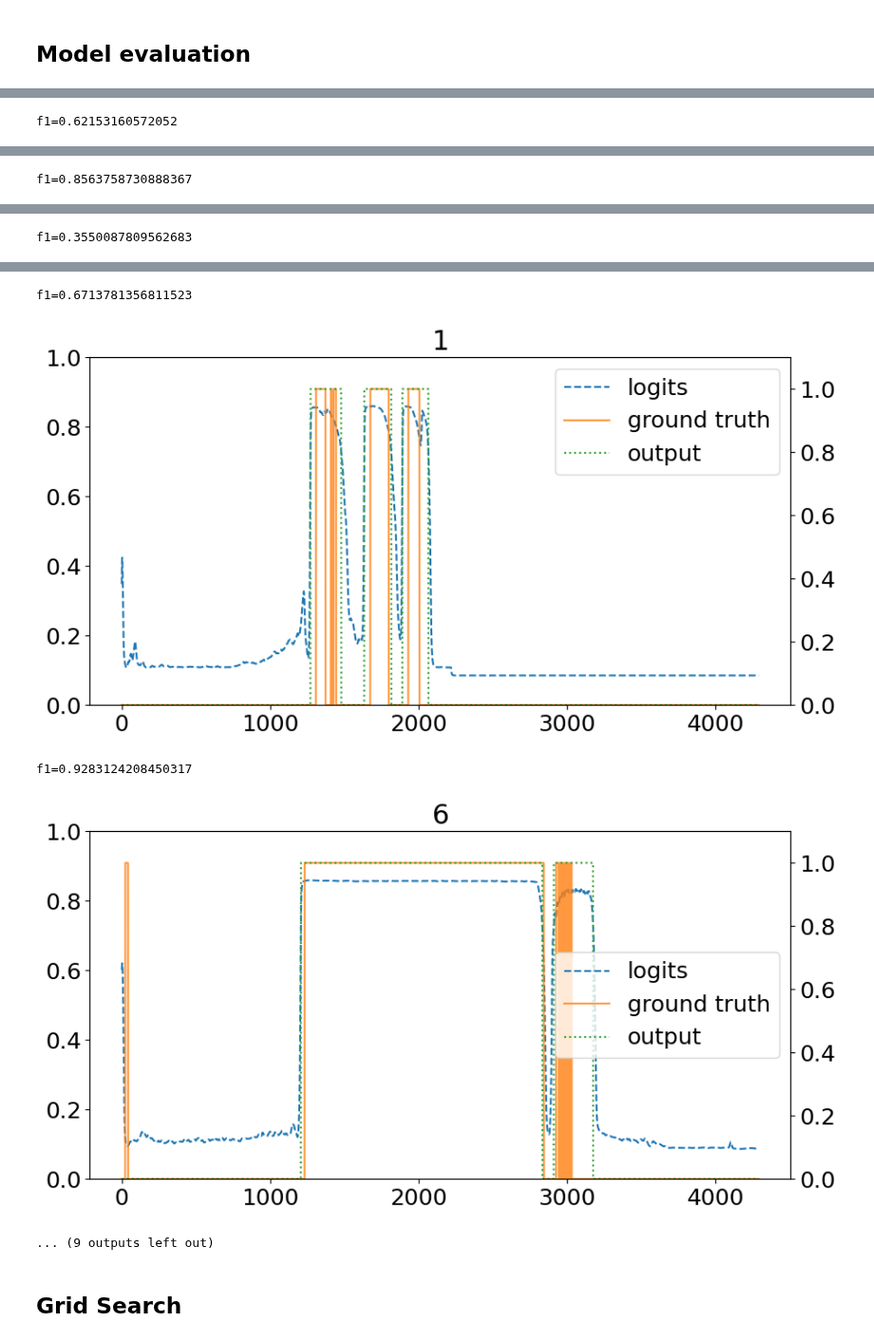
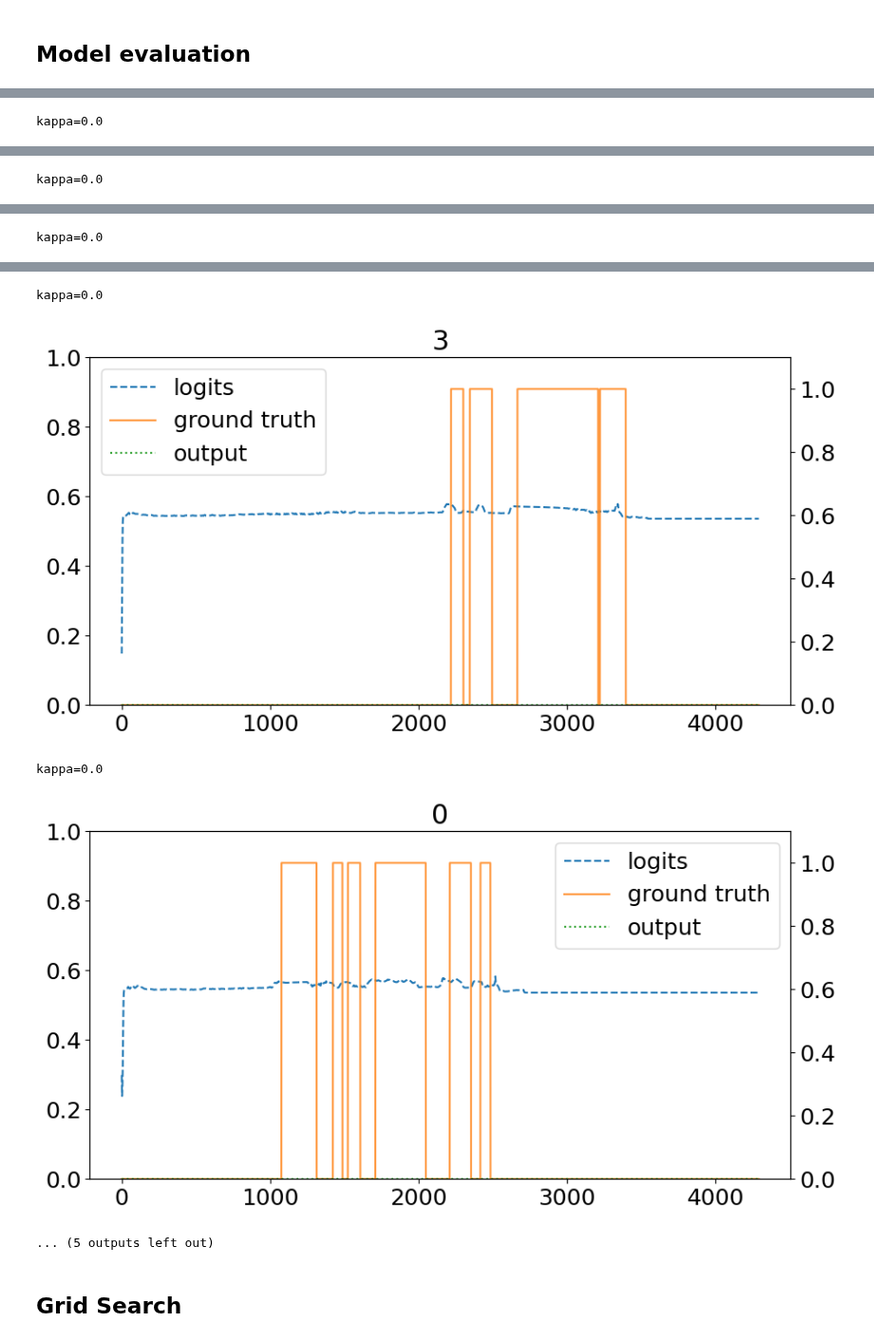
Before and after one commit to CS-433/ml-project-2-ml-sonidito, a Jupyter notebook: notebook/simple_lstm.ipynb, the cells around one changed output, grey strips where cells are left out. Shown at 95% size. Drawn from its saved outputs; the diff is of its cells as text; code cells hidden in the pictures.

```diff
--- a/notebook/simple_lstm.ipynb
+++ b/notebook/simple_lstm.ipynb
@@ -83,7 +74,8 @@ def compute_pos_weight(data):
         labels = item[1]
         size += len(labels.flatten())
         nb_pos +=(labels == 1).sum()
-    return size / nb_pos
+    print(f'size={size}, nb_pos={nb_pos}')
+    return (size - nb_pos) / nb_pos
 
 compute_pos_weight(train_loader)
 # %% [output]
@@ -93,11 +86,11 @@ tensor(8.3106)
 # %%
 input_size = dataset[0][0].shape[1]
 print(f'input_size={input_size}')
-hidden_size = 8
+hidden_size = 2**8
 num_layers = 1
 lr = 0.001
 weight_decay = 1e-06
-l1_sigma = 1e-06
+l1_sigma = 0
 dropout_rate = 0
 
 pos_weight = compute_pos_weight(train_loader) # size / # pos
@@ -111,12 +104,10 @@ print(f'The model has {num_params:,} trainable parameters')
 patience=10
 delta=1e-2
 model_path = '../models/lstm.pt'
-early_stopping = EarlyStopping(model_path, patience, delta)
 
 print(model)
 print(optimizer)
 print(criterion)
 print(f'l1_sigma={l1_sigma}')
-print(early_stopping)
 # %% [output]
 input_size=2
@@ -143,8 +134,8 @@ from data.LSTM_dataset import create_preds
 
 def comptue_score(logits, labels):
       logits = torch.sigmoid(logits).detach()
-      preds = create_preds(logits.unsqueeze(0)).to(device)
-      return compute_f1(preds, labels)
+      preds = create_preds(logits)
+      return compute_kappa_score(preds, labels)
 
 train(model,
       train_loader,
@@ -152,9 +143,11 @@ train(model,
       optimizer,
       criterion,
       device,
-      compute_score=comptue_score,
-      n_epochs=500,
+      compute_objective=comptue_score,
+      n_epochs=250,
       l1_sigma=l1_sigma,
-      # early_stopping=early_stopping)
-      early_stopping=None)
+      direction="maximize",
+      patience=patience,
+      delta=delta,
+      model_path=model_path)
 # %% [output]
@@ -175,7 +167,7 @@ with torch.no_grad():
         testing_data = test_set[idx]
         logits = torch.sigmoid(model(testing_data[0].to(device))).detach().cpu()
         preds = create_preds(logits.unsqueeze(0))
-        print(f'f1={compute_f1(preds == 1, testing_data[1].unsqueeze(0)).item()}')
+        print(f'kappa={compute_kappa_score(preds == 1, testing_data[1].unsqueeze(0)).item()}')
 
         fig, ax = plt.subplots()
 
@@ -197,7 +189,7 @@ with torch.no_grad():
         ax1.set_ylim(0, 1.1)
         plt.show()
 
-    f1 = []
+    kappa = []
 
     for x_batch, y_batch in val_loader :
         x_batch = x_batch.to(device)
@@ -205,7 +197,7 @@ with torch.no_grad():
         logits = torch.sigmoid(model(x_batch)).detach().cpu()
         preds = create_preds(logits)
 
-        f1 += compute_f1(preds, y_batch)
+        kappa += compute_kappa_score(preds, y_batch)
 
-    print(np.mean(f1))
+    print(np.mean(kappa))
 # %% [output]
@@ -214 +206 @@ f1=0.8896034359931946
-f1=0.62153160572052
+kappa=0.0
@@ -216 +208 @@ f1=0.62153160572052
-f1=0.8563758730888367
+kappa=0.0
@@ -218 +210 @@ f1=0.8563758730888367
-f1=0.3550087809562683
+kappa=0.0
@@ -220,8 +212,8 @@ f1=0.3550087809562683
-f1=0.6713781356811523
+kappa=0.0
-[figure, old version]
+[figure, new version]
-f1=0.9283124208450317
+kappa=0.0
-[figure, old version]
+[figure, new version]
-... (9 outputs left out)
+... (5 outputs left out)
 # %% [markdown]
 ## Grid Search
 # %%
```
Also changed, not shown: parts of 11 cells of this notebook, 2 other files.
